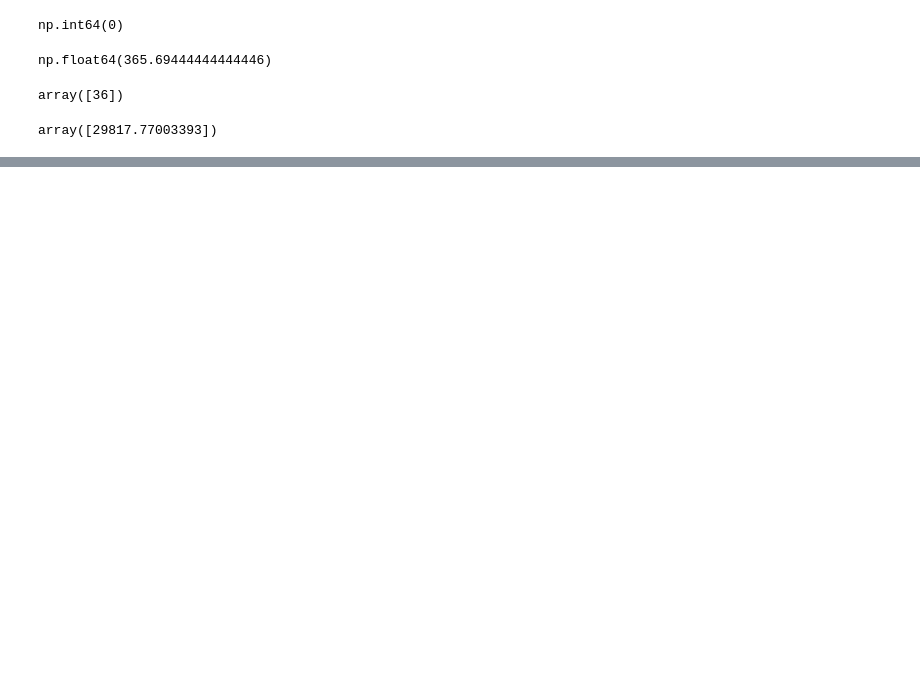
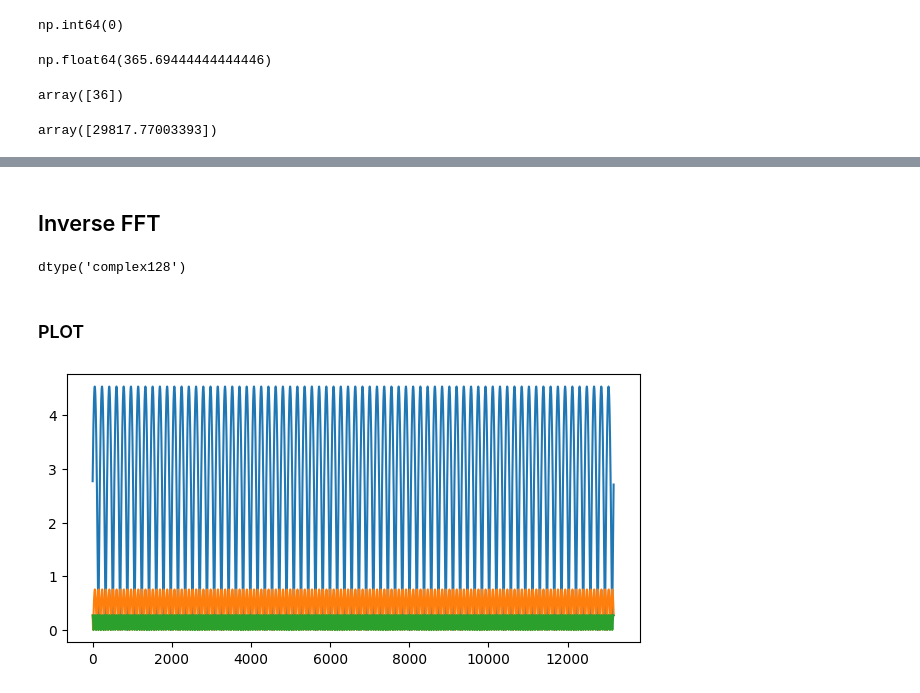
Before and after one commit to sameervk/OpenDataScienceSandbox, a Jupyter notebook: Forecasting/seaice_prediction.ipynb, the cells around one changed output, grey strips where cells are left out. Cells and saved outputs as stored; diff of their text form; code cells hidden in the pictures; blank space fills up the shorter version.

```diff
--- a/Forecasting/seaice_prediction.ipynb
+++ b/Forecasting/seaice_prediction.ipynb
@@ -800,0 +854,29 @@ array([29817.77003393])
+# %%
+fft_freq_1_values[freq_indices[0]] = fft_seaice[freq_indices[0]]
+fft_freq_1_values[-1*freq_indices[0]] = fft_seaice[-freq_indices[0]]
+# %%
+fft_freq_2_values[freq_indices[1]] = fft_seaice[freq_indices[1]]
+fft_freq_2_values[-1*freq_indices[1]] = fft_seaice[-freq_indices[1]]
+# %%
+fft_freq_3_values[freq_indices[2]] = fft_seaice[freq_indices[2]]
+fft_freq_3_values[-1*freq_indices[2]] = fft_seaice[-freq_indices[2]]
+# %% [markdown]
+## Inverse FFT
+# %%
+ifft_freq_1 = ifft(fft_freq_1_values)
+ifft_freq_2 = ifft(fft_freq_2_values)
+ifft_freq_3 = ifft(fft_freq_3_values)
+# %%
+ifft_freq_1.dtype
+# %% [output]
+dtype('complex128')
+# %% [markdown]
+### PLOT
+# %%
+fig, ax = plt.subplots(1,1, figsize=(6,3), constrained_layout=True)
+ax.plot(abs(ifft_freq_1), label='freq 1')
+ax.plot(abs(ifft_freq_2), label='freq 2')
+ax.plot(abs(ifft_freq_3), label='freq 3')
+plt.show()
+# %% [output]
+[figure, added]
```
Also changed, not shown: parts of 88 cells of this notebook, 4 other files.
